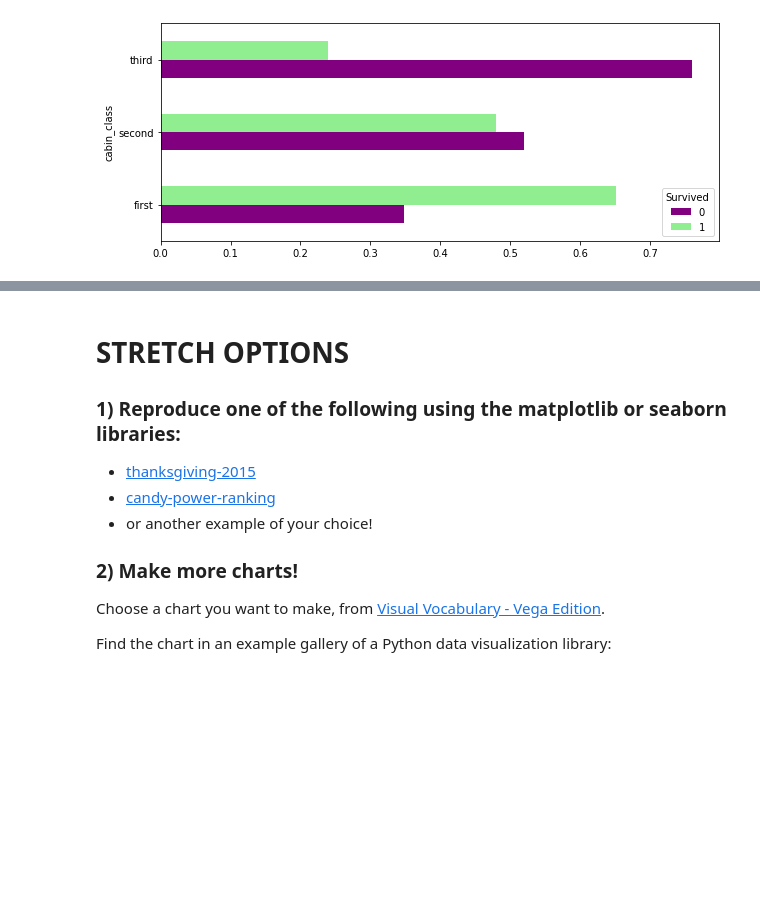
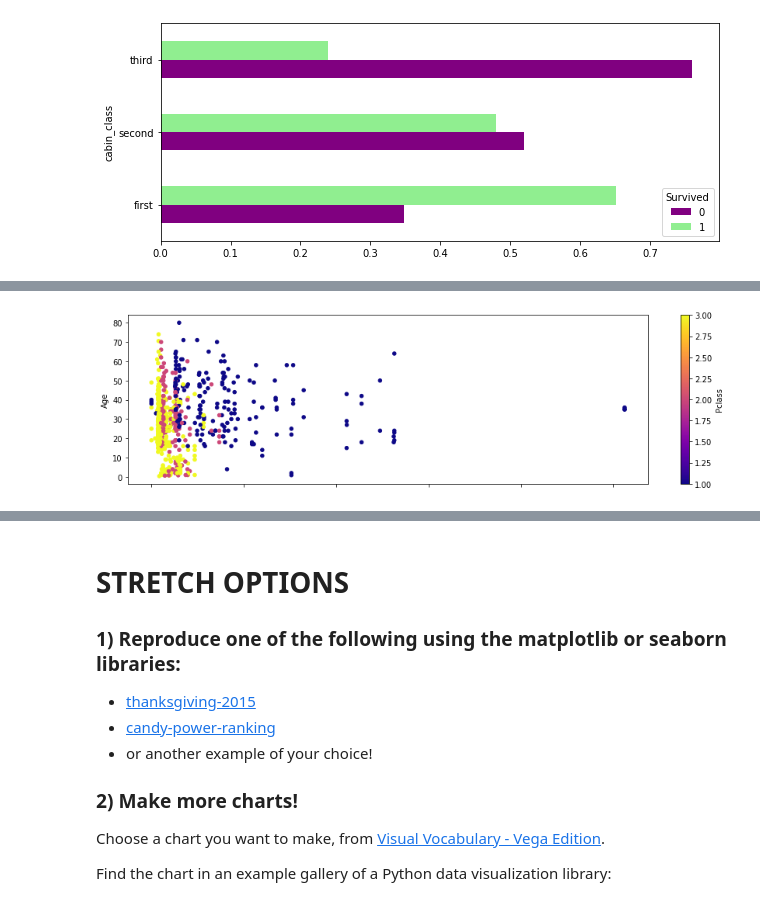
Before and after one commit to bofori-tech/DS-Unit-1-Sprint-1-Data-Wrangling-and-Storytelling, a Jupyter notebook: module4-make-explanatory-visualizations/LS_DS_114_Make_Explanatory_Visualizations_Assignment.ipynb, the cells around one changed output, grey strips where cells are left out. Saved outputs shown, nothing was run; the diff lists cells and outputs as text; code cells hidden in the pictures; blank space fills up the shorter version.

```diff
--- a/module4-make-explanatory-visualizations/LS_DS_114_Make_Explanatory_Visualizations_Assignment.ipynb
+++ b/module4-make-explanatory-visualizations/LS_DS_114_Make_Explanatory_Visualizations_Assignment.ipynb
@@ -172,0 +203,5 @@ cab_death2.plot(kind='barh', color=['purple', 'lightgreen'], figsize=(10,4));
+# %%
+# Three variables: age, fare, and cabin class (color can be either continuous or categorical here).
+df.plot(kind = 'scatter', x='Fare', y='Age', c='Pclass', colormap='plasma', figsize=(15,4));
+# %% [output]
+[figure, added]
```
Also changed, not shown: parts of 15 cells of this notebook.
